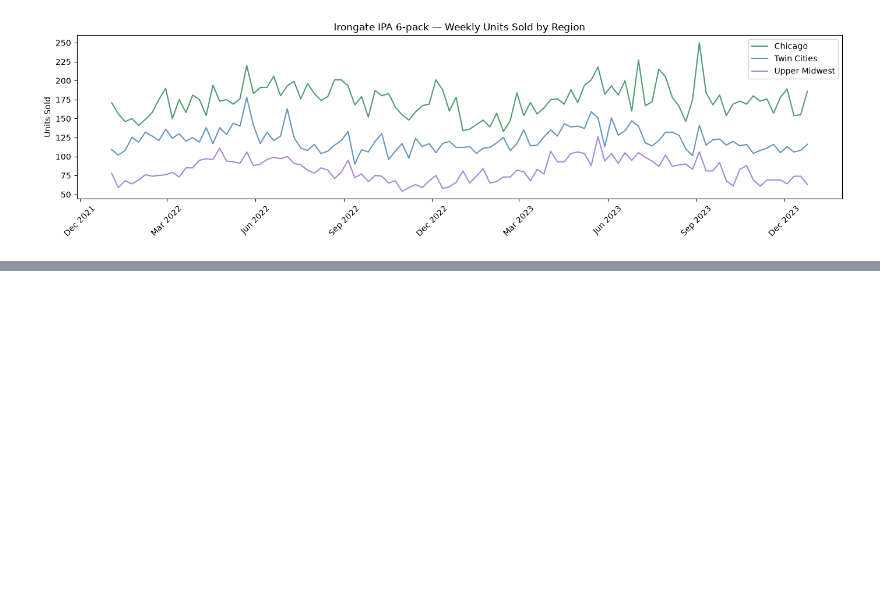
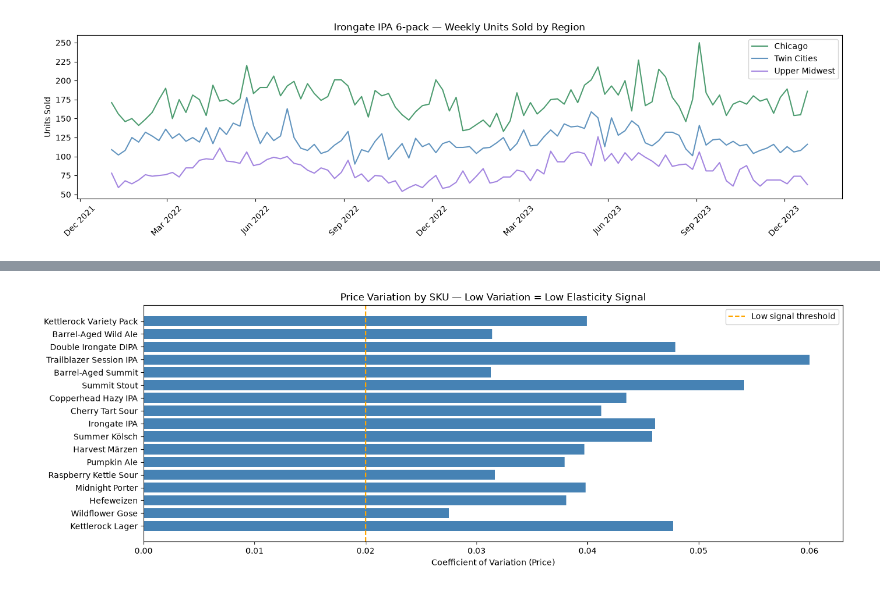
Before and after one commit to jwalluww/MarketingScience, a Jupyter notebook: price-elasticity/notebooks/price_elasticity.ipynb, the cells around one changed output, grey strips where cells are left out. Cells and saved outputs as stored; diff of their text form; code cells hidden in the pictures; blank space fills up the shorter version.

```diff
--- a/price-elasticity/notebooks/price_elasticity.ipynb
+++ b/price-elasticity/notebooks/price_elasticity.ipynb
@@ -226,0 +245,24 @@ Lager avg units after:  128
+# %%
+price_var = (
+    df.groupby(['sku_id', 'sku_name', 'category'])['price']
+    .agg(std='std', n_unique='nunique', mean='mean')
+    .reset_index()
+    .sort_values('std')
+)
+
+# coefficient of variation — normalizes across price tiers
+price_var['cv'] = price_var['std'] / price_var['mean']
+
+colors = ['crimson' if sid == 'SKU010' else 'steelblue'
+          for sid in price_var['sku_id']]
+
+fig, ax = plt.subplots(figsize=(14, 5))
+bars = ax.barh(price_var['sku_name'], price_var['cv'], color=colors)
+ax.set_xlabel('Coefficient of Variation (Price)')
+ax.set_title('Price Variation by SKU — Low Variation = Low Elasticity Signal')
+ax.axvline(0.02, color='orange', linestyle='--', label='Low signal threshold')
+ax.legend()
+plt.tight_layout()
+plt.show()
+# %% [output]
+[figure, added]
```
Also changed, not shown: parts of 35 cells of this notebook, 5 other files.
